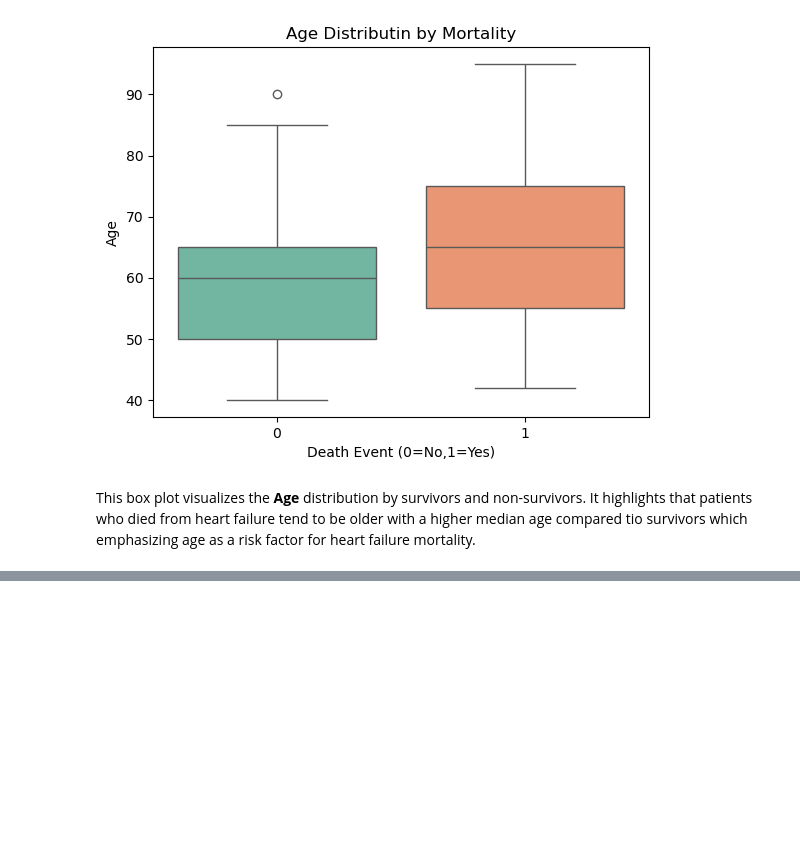
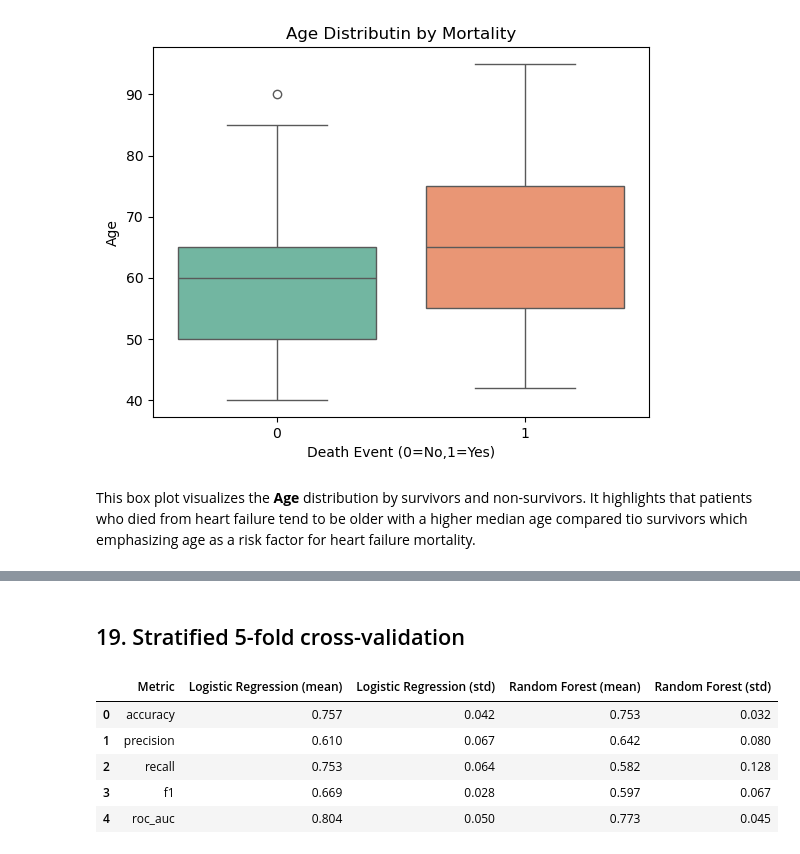
Before and after one commit to jannatularshi/Python_Heart_Failure_Prediction_Analysis, a Jupyter notebook: Heart Failure Prediction Analysis.ipynb, the cells around one changed output, grey strips where cells are left out. Cells and saved outputs as stored; diff of their text form; code cells hidden in the pictures; blank space fills up the shorter version.

```diff
--- a/Heart Failure Prediction Analysis.ipynb
+++ b/Heart Failure Prediction Analysis.ipynb
@@ -538,0 +781,45 @@ treatment efficacy.
+# %% [markdown]
+## 19. Stratified 5-fold cross-validation
+# %%
+cv = StratifiedKFold(
+    n_splits=5,
+    shuffle=True,
+    random_state=RANDOM_STATE
+)
+
+scoring = ["accuracy", "precision", "recall", "f1", "roc_auc"]
+
+lr_cv = cross_validate(
+    logistic_model, X_train, y_train,
+    cv=cv, scoring=scoring
+)
+
+rf_cv = cross_validate(
+    random_forest_model, X_train, y_train,
+    cv=cv, scoring=scoring
+)
+
+cv_summary = pd.DataFrame({
+    "Metric": scoring,
+    "Logistic Regression (mean)": [
+        lr_cv[f"test_{m}"].mean() for m in scoring
+    ],
+    "Logistic Regression (std)": [
+        lr_cv[f"test_{m}"].std() for m in scoring
+    ],
+    "Random Forest (mean)": [
+        rf_cv[f"test_{m}"].mean() for m in scoring
+    ],
+    "Random Forest (std)": [
+        rf_cv[f"test_{m}"].std() for m in scoring
+    ],
+})
+
+display(cv_summary.round(3))
+# %% [output]
+|  | Metric | Logistic Regression (mean) | Logistic Regression (std) | Random Forest (mean) | Random Forest (std) |
+| 0 | accuracy | 0.757 | 0.042 | 0.753 | 0.032 |
+| 1 | precision | 0.610 | 0.067 | 0.642 | 0.080 |
+| 2 | recall | 0.753 | 0.064 | 0.582 | 0.128 |
+| 3 | f1 | 0.669 | 0.028 | 0.597 | 0.067 |
+| 4 | roc_auc | 0.804 | 0.050 | 0.773 | 0.045 |
```
Also changed, not shown: parts of 34 cells of this notebook, 1 other file.
